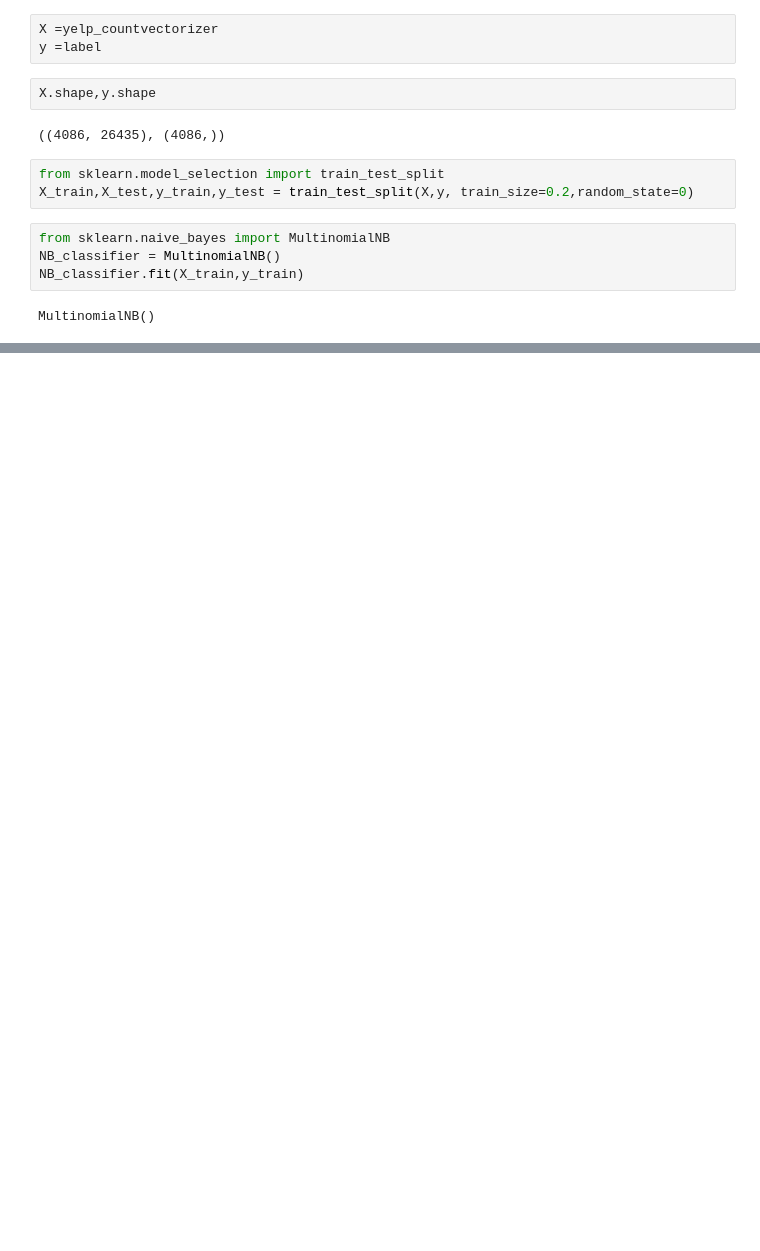
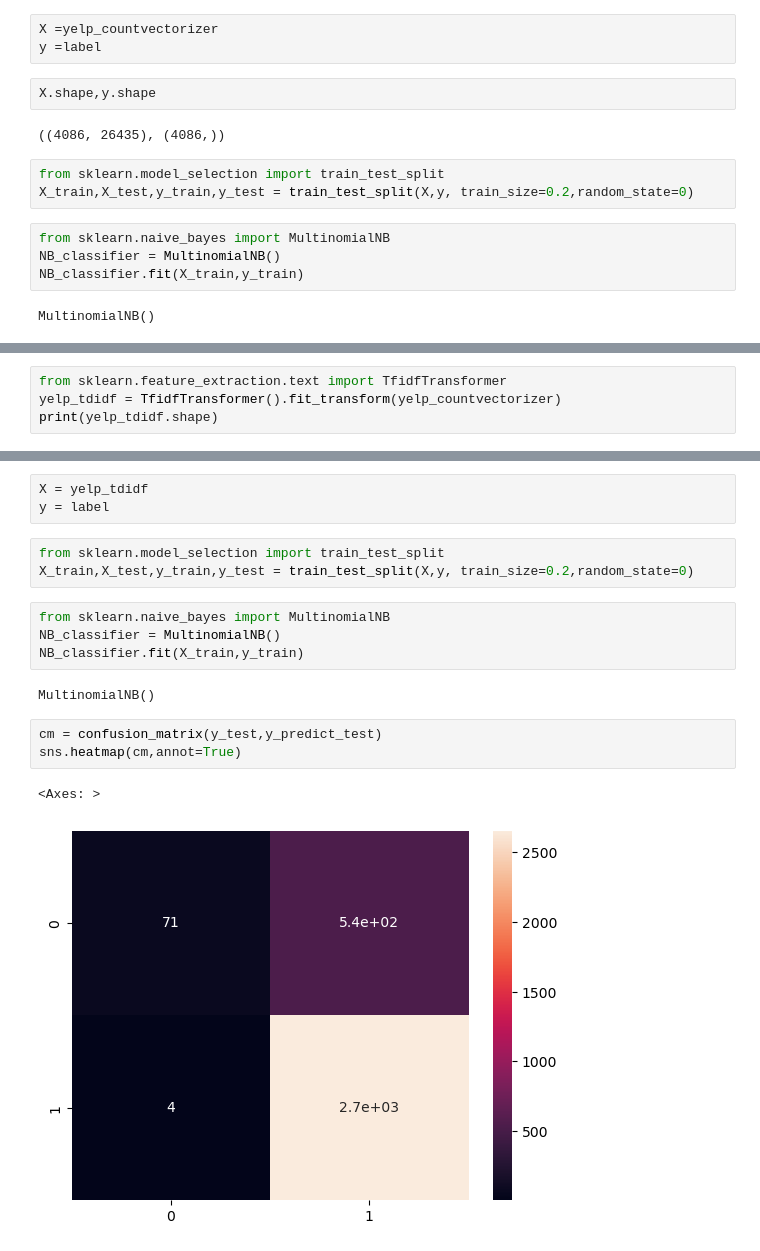
Before and after one commit to sanjip1203/Yelp_review, a Jupyter notebook: yelp_classification.ipynb, the cells around one changed output, grey strips where cells are left out. Cells and saved outputs as stored; diff of their text form; blank space fills up the shorter version.

```diff
--- a/yelp_classification.ipynb
+++ b/yelp_classification.ipynb
@@ -415,0 +486,4 @@ MultinomialNB()
+# %%
+from sklearn.feature_extraction.text import TfidfTransformer
+yelp_tdidf = TfidfTransformer().fit_transform(yelp_countvectorizer)
+print(yelp_tdidf.shape)
@@ -415,0 +512,18 @@ MultinomialNB()
+# %%
+X = yelp_tdidf
+y = label
+# %%
+from sklearn.model_selection import train_test_split
+X_train,X_test,y_train,y_test = train_test_split(X,y, train_size=0.2,random_state=0)
+# %%
+from sklearn.naive_bayes import MultinomialNB
+NB_classifier = MultinomialNB()
+NB_classifier.fit(X_train,y_train)
+# %% [output]
+MultinomialNB()
+# %%
+cm = confusion_matrix(y_test,y_predict_test)
+sns.heatmap(cm,annot=True)
+# %% [output]
+<Axes: >
+[figure, added]
```
Also changed, not shown: parts of 12 cells of this notebook.
